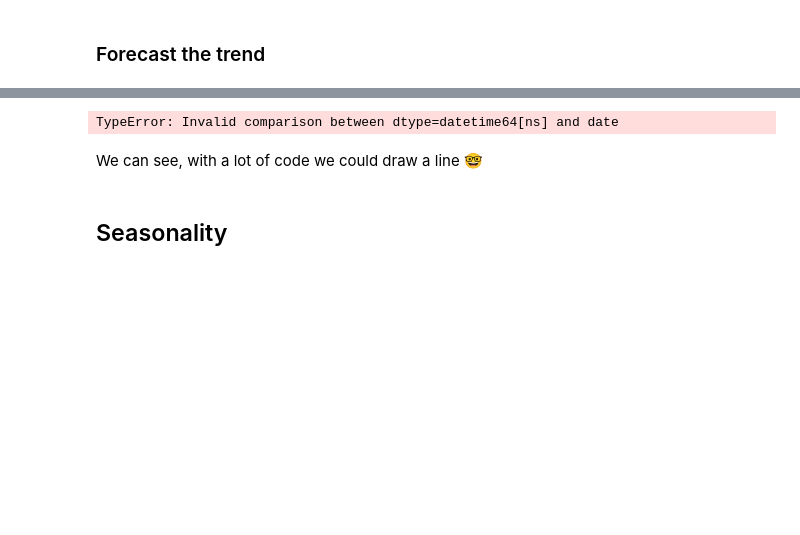
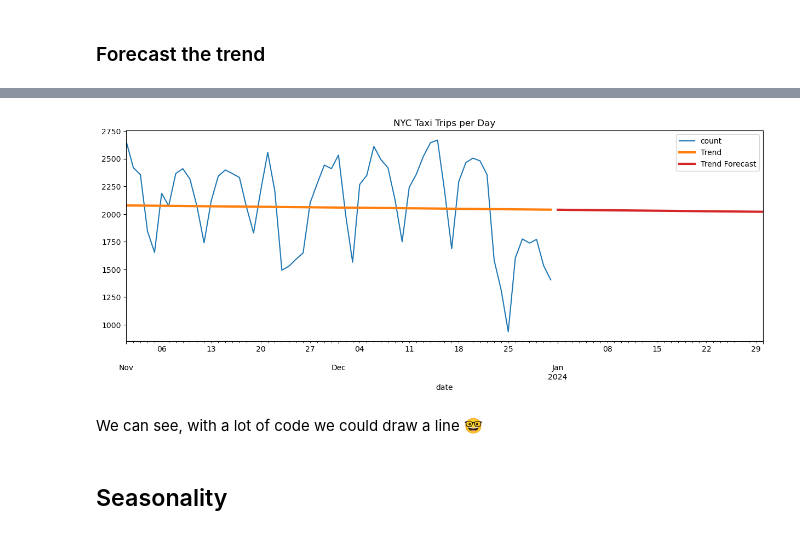
Before and after one commit to TillMeineke/ML_Zoomcamp2024_hw, a Jupyter notebook: NYTaxiForecast/notebooks/00_EDA.ipynb, the cells around one changed output, grey strips where cells are left out. Cells and saved outputs as stored; diff of their text form; code cells hidden in the pictures; blank space fills up the shorter version.

```diff
--- a/NYTaxiForecast/notebooks/00_EDA.ipynb
+++ b/NYTaxiForecast/notebooks/00_EDA.ipynb
@@ -354,24 +367,28 @@ Freq: D, dtype: float64
 # %%
 # Get the last date from trips_per_day
 last_date = pd.to_datetime("2023-12-31").date()
 
 # Create new dates for forecast starting from January 1, 2024
 forecast_dates = pd.date_range(start="2024-01-01", periods=30, freq="D")
 
 # Convert forecast to a Series with proper dates
 y_fore = pd.Series(y_fore.values, index=forecast_dates)
 
 # Plot with adjusted dates
 start_date = pd.to_datetime("2023-11-01").date()
 
+# Convert start_date to datetime64
+start_date = pd.to_datetime(start_date)
+
+# Now plot with the converted date
 ax = trips_per_day[trips_per_day.index >= start_date].plot(
-    title="NY Green Taxi Trips - Linear Trend Forecast", figsize=(12, 6), label="Actual"
+    figsize=(15, 5), title="NYC Taxi Trips per Day"
 )
 ax = y_pred[y_pred.index >= start_date].plot(ax=ax, linewidth=3, label="Trend")
 ax = y_fore.plot(ax=ax, linewidth=3, label="Trend Forecast", color="C3")
 _ = ax.legend()
 # %% [output]
-TypeError: Invalid comparison between dtype=datetime64[ns] and date
+[figure, added]
 # %% [markdown]
 We can see, with a lot of code we could draw a line 🤓
 # %% [markdown]
```
Also changed, not shown: parts of 10 cells of this notebook.
